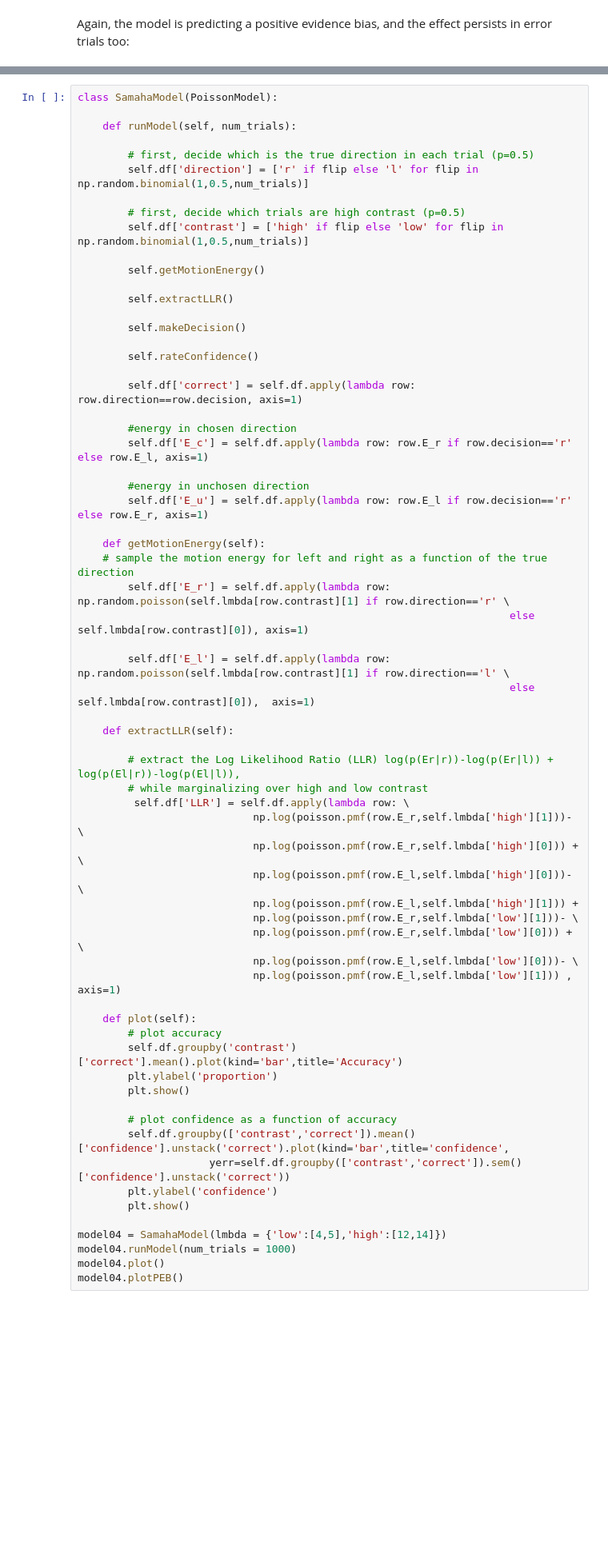
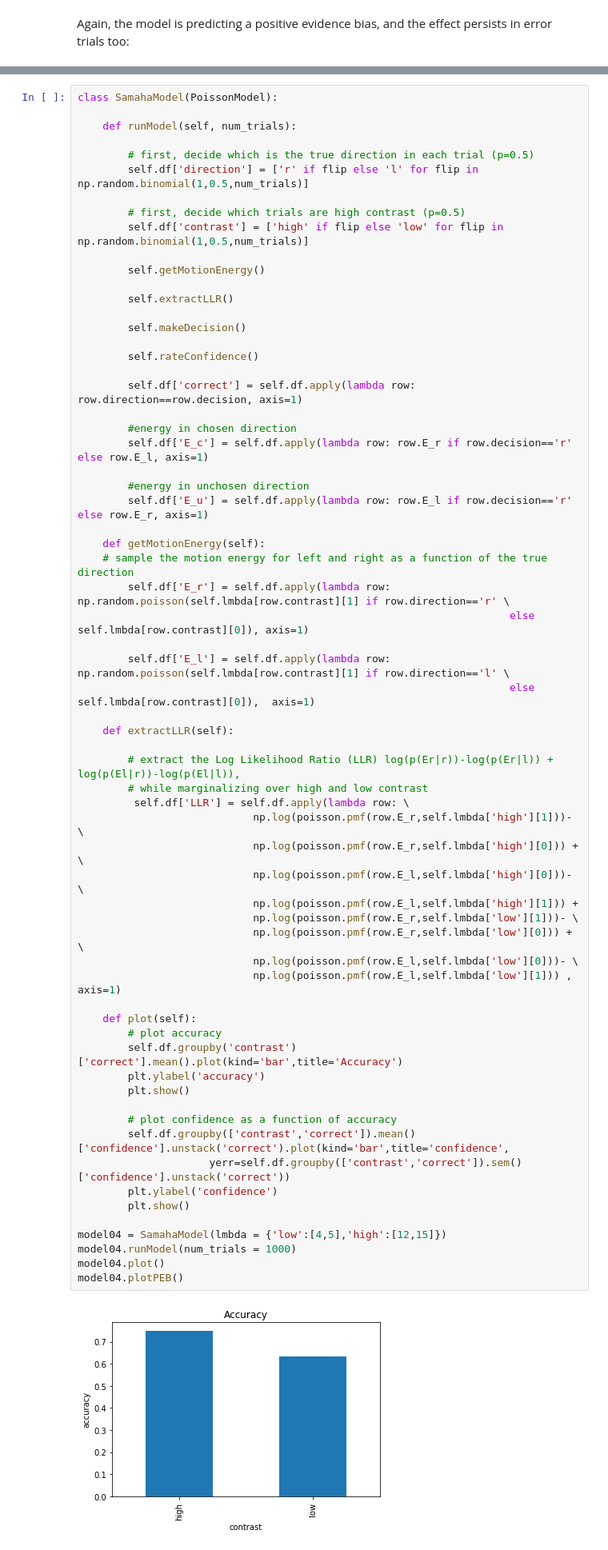
Before and after one commit to matanmazor/PEB, a Jupyter notebook: PEB.ipynb, the cells around one changed output, grey strips where cells are left out. Shown at 80% size. Saved outputs shown, nothing was run; the diff lists cells and outputs as text; blank space fills up the shorter version.

```diff
--- a/PEB.ipynb
+++ b/PEB.ipynb
@@ -242,32 +242,34 @@ class SamahaModel(PoissonModel):
                                                                      else self.lmbda[row.contrast][0]),  axis=1)
 
     def extractLLR(self):
 
         # extract the Log Likelihood Ratio (LLR) log(p(Er|r))-log(p(Er|l)) + log(p(El|r))-log(p(El|l)),
         # while marginalizing over high and low contrast
          self.df['LLR'] = self.df.apply(lambda row: \
                             np.log(poisson.pmf(row.E_r,self.lmbda['high'][1]))- \
                             np.log(poisson.pmf(row.E_r,self.lmbda['high'][0])) + \
                             np.log(poisson.pmf(row.E_l,self.lmbda['high'][0]))- \
                             np.log(poisson.pmf(row.E_l,self.lmbda['high'][1])) +
                             np.log(poisson.pmf(row.E_r,self.lmbda['low'][1]))- \
                             np.log(poisson.pmf(row.E_r,self.lmbda['low'][0])) + \
                             np.log(poisson.pmf(row.E_l,self.lmbda['low'][0]))- \
                             np.log(poisson.pmf(row.E_l,self.lmbda['low'][1])) , axis=1)
 
     def plot(self):
         # plot accuracy
         self.df.groupby('contrast')['correct'].mean().plot(kind='bar',title='Accuracy')
-        plt.ylabel('proportion')
+        plt.ylabel('accuracy')
         plt.show()
 
         # plot confidence as a function of accuracy
         self.df.groupby(['contrast','correct']).mean()['confidence'].unstack('correct').plot(kind='bar',title='confidence',
                      yerr=self.df.groupby(['contrast','correct']).sem()['confidence'].unstack('correct'))
         plt.ylabel('confidence')
         plt.show()
 
-model04 = SamahaModel(lmbda = {'low':[4,5],'high':[12,14]})
+model04 = SamahaModel(lmbda = {'low':[4,5],'high':[12,15]})
 model04.runModel(num_trials = 1000)
 model04.plot()
 model04.plotPEB()
+# %% [output]
+[figure, added]
```
Also changed, not shown: parts of 4 cells of this notebook.
